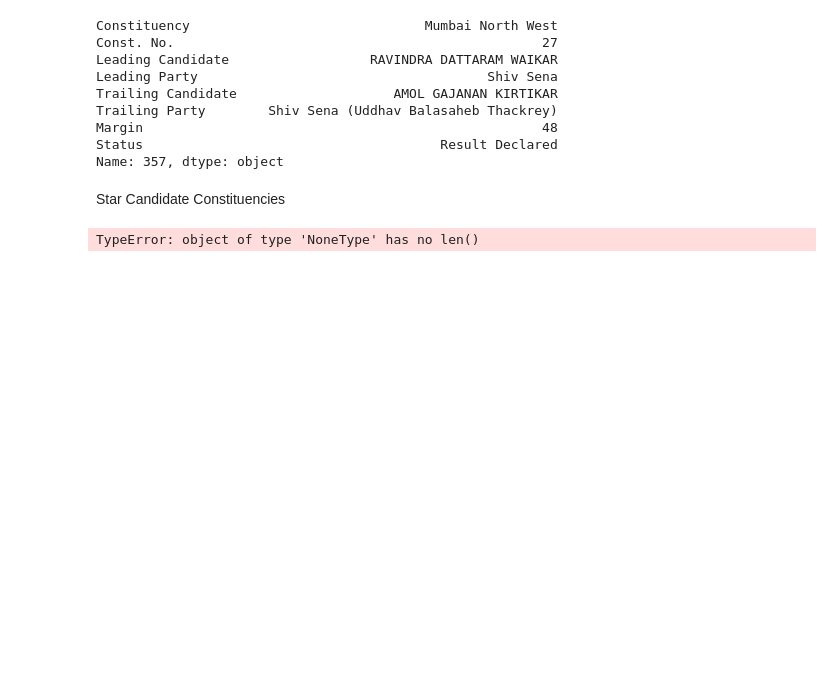
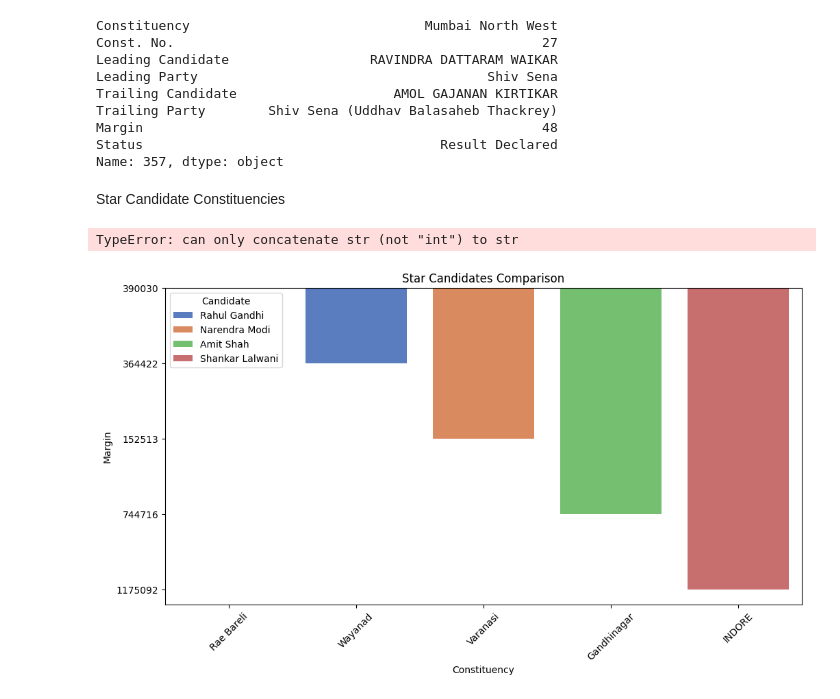
Before and after one commit to DJ26Mare/Elections_DataProject, a Jupyter notebook: Data_AnaVis.ipynb, the cells around one changed output. Saved outputs shown, nothing was run; the diff lists cells and outputs as text; code cells hidden in the pictures; blank space fills up the shorter version.

```diff
--- a/Data_AnaVis.ipynb
+++ b/Data_AnaVis.ipynb
@@ -62,27 +62,46 @@ Status                                      Result Declared
 Name: 357, dtype: object
 # %% [markdown]
 Star Candidate Constituencies
-# %%
-# Fix Boolean Indexing
-NarendraModi = data[data['Margin'] == 'Narendra Modi']
-AmitShah = data[data['Margin'] == 'Amit Shah']
-RahulGandhi = data[data['Margin'] == 'Rahul Gandhi']
-PriyankaGandhi = data[data['Margin'] == 'Priyanka Gandhi']
-ShankarLalwani = data[data['Margin'] == 'Shankar Lalwani']
-
-# Fix value retrieval
-ModiSeat = NarendraModi['Constituency'].values[0] if not NarendraModi.empty else None
-ShahSeat = AmitShah['Constituency'].values[0] if not AmitShah.empty else None
-RahulSeat = RahulGandhi['Constituency'].tolist()  if not RahulGandhi.empty else None # Since he fought from 2 places
-PriyankaSeat = PriyankaGandhi['Constituency'].values[0] if not PriyankaGandhi.empty else None
-LalwaniSeat = ShankarLalwani['Constituency'].values[0] if not ShankarLalwani.empty else None
-
-# Fix DataFrame construction
-Stars = pd.DataFrame({
-    'Candidate': ['Narendra Modi'] * len(RahulSeat) + ['Narendra Modi', 'Amit Shah', 'Priyanka Gandhi', 'Shankar Lalwani'],
-    'Constituency': RahulSeat + [ModiSeat] + [ShahSeat, PriyankaSeat, LalwaniSeat]
-})
-
-Stars
-# %% [output]
-TypeError: object of type 'NoneType' has no len()
+# %%
+NarendraModi = data[data['Leading Candidate'] == 'NARENDRA MODI']
+AmitShah = data[data['Leading Candidate'] == 'AMIT SHAH']
+RahulGandhi = data[data['Leading Candidate'] == 'RAHUL GANDHI']
+ShankarLalwani = data[data['Leading Candidate'] == 'SHANKAR LALWANI']
+
+# Get the votes for Rahul Gandhi, Narendra Modi, and Amit Shah
+rahul_votes = RahulGandhi['Margin'].values
+modi_votes = NarendraModi['Margin'].values[0] if not NarendraModi.empty else 0
+amit_votes = AmitShah['Margin'].values[0] if not AmitShah.empty else 0
+lalwani_votes = ShankarLalwani['Margin'].values[0] if not ShankarLalwani.empty else 0
+
+# Get the original constituency names for Rahul Gandhi
+rahul_constituencies = list(RahulGandhi['Constituency'])
+
+# Get the original constituency name for Narendra Modi
+modi_constituency = NarendraModi['Constituency'].values[0] if not NarendraModi.empty else "Modi Constituency"
+
+# Get the original constituency name for Amit Shah
+amit_constituency = AmitShah['Constituency'].values[0] if not AmitShah.empty else "Amit Shah Constituency"
+
+# Get the original constituency name for Shankar Lalwani
+lalwani_constituency = ShankarLalwani['Constituency'].values[0] if not ShankarLalwani.empty else "Shankar Lalwani Constituency"
+
+# Combine the data
+data_to_plot = pd.DataFrame({
+    'Candidate': ['Rahul Gandhi'] * len(rahul_votes) + ['Narendra Modi', 'Amit Shah', 'Shankar Lalwani'],
+    'Constituency': rahul_constituencies + [modi_constituency, amit_constituency, lalwani_constituency],
+    'Votes': list(rahul_votes) + [modi_votes, amit_votes, lalwani_votes]
+})
+
+# Plot the comparison
+plt.figure(figsize=(12, 6))
+sns.barplot(data=data_to_plot, x='Constituency', y='Votes', hue='Candidate', palette='muted')
+plt.title('Star Candidates Comparison')
+plt.xlabel('Constituency')
+plt.ylabel('Margin')
+plt.xticks(rotation=45)
+
+plt.show()
+# %% [output]
+TypeError: can only concatenate str (not "int") to str
+[figure, added]
```
Also changed, not shown: parts of 1 cell of this notebook.
